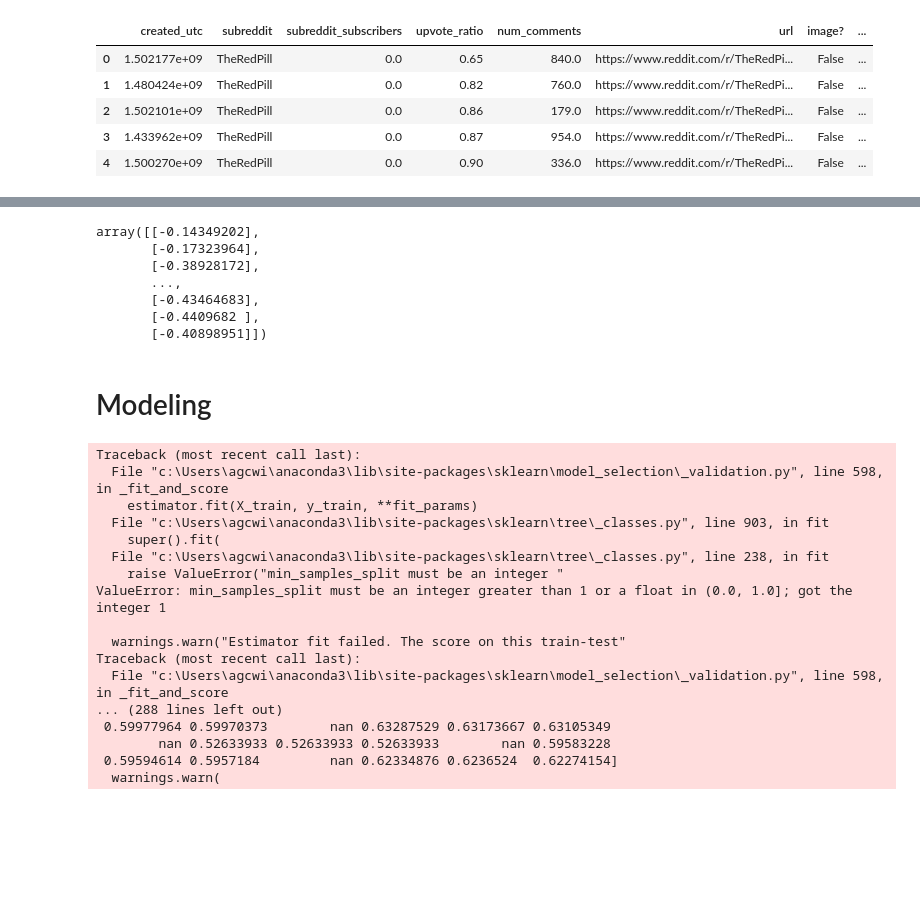
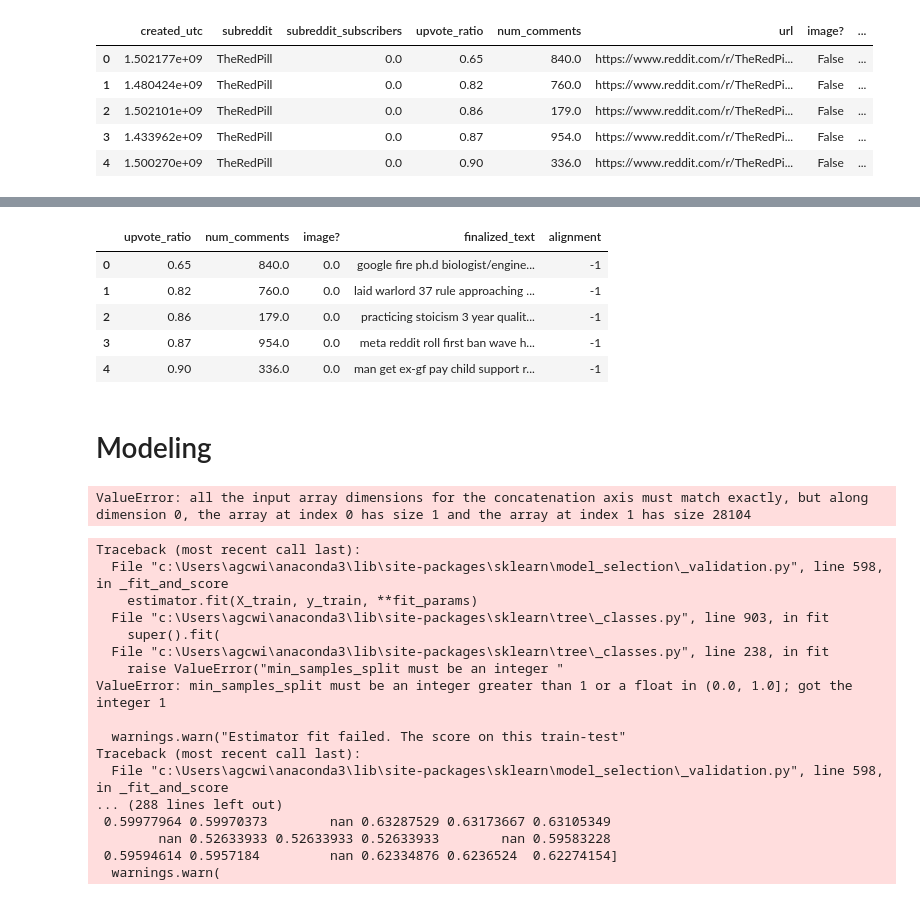
Before and after one commit to deadlykitten1/Reddit_Ban_Prediction, a Jupyter notebook: notebooks/modeling.ipynb, the cells around one changed output, grey strips where cells are left out. Drawn from its saved outputs; the diff is of its cells as text; code cells hidden in the pictures; blank space fills up the shorter version.

```diff
--- a/notebooks/modeling.ipynb
+++ b/notebooks/modeling.ipynb
@@ -48,14 +33,2 @@ text_transformed = tfidf_vectorizer.fit_transform(predicting_df['finalized_text'
 # %%
 predicting_df['image?'] = predicting_df['image?'].astype('float64')
-# %%
-scaler = StandardScaler()
-
-scaler.fit_transform(predicting_df['num_comments'].array.reshape(-1,1))
-# %% [output]
-array([[-0.14349202],
-       [-0.17323964],
-       [-0.38928172],
-       ...,
-       [-0.43464683],
-       [-0.4409682 ],
-       [-0.40898951]])
@@ -68,2 +35,11 @@ sparse_features = hstack([text_transformed, features_df])
+# %%
+predicting_df.head()
+# %% [output]
+|  | upvote_ratio | num_comments | image? | finalized_text | alignment |
+| 0 | 0.65 | 840.0 | 0.0 | google fire ph.d biologist/engine... | -1 |
+| 1 | 0.82 | 760.0 | 0.0 | laid warlord 37 rule approaching ... | -1 |
+| 2 | 0.86 | 179.0 | 0.0 | practicing stoicism 3 year qualit... | -1 |
+| 3 | 0.87 | 954.0 | 0.0 | meta reddit roll first ban wave h... | -1 |
+| 4 | 0.90 | 336.0 | 0.0 | man get ex-gf pay child support r... | -1 |
 # %% [markdown]
 # Modeling
@@ -75,3 +69,7 @@ X_train, X_test, y_train, y_test = train_test_split(X, y, test_size = .2, strati
+# %%
+pipe.fit_transform(X_train, y_train)
+# %% [output]
+ValueError: all the input array dimensions for the concatenation axis must match exactly, but along dimension 0, the array at index 0 has size 1 and the array at index 1 has size 28104
 # %%
 dtree = DecisionTreeClassifier()
 
```
Also changed, not shown: parts of 14 cells of this notebook.
